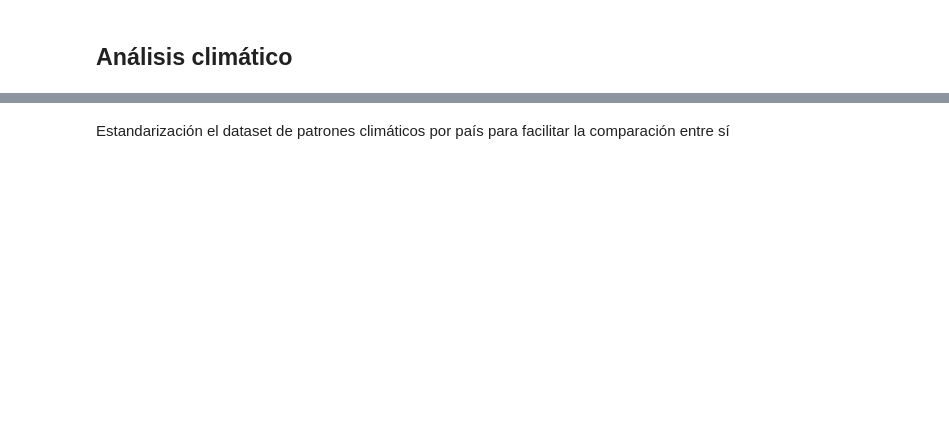
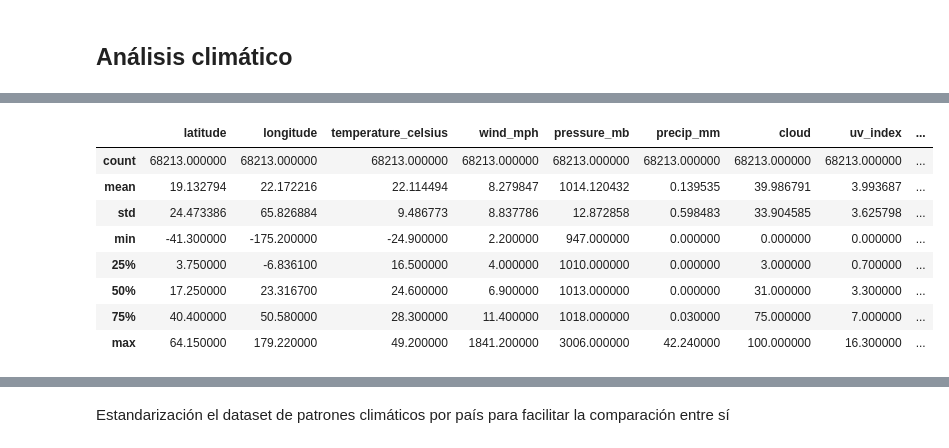
Before and after one commit to BelenUrdangarin/Integrador-Urdangarin---Olivera, a Jupyter notebook: Integrador_Olivera_Urdangarin.ipynb, the cells around one changed output, grey strips where cells are left out. Cells and saved outputs as stored; diff of their text form; code cells hidden in the pictures; blank space fills up the shorter version.

```diff
--- a/Integrador_Olivera_Urdangarin.ipynb
+++ b/Integrador_Olivera_Urdangarin.ipynb
@@ -884,0 +952,12 @@ print(clim_pais.columns)
+# %%
+clim_pais.describe()
+# %% [output]
+|  | latitude | longitude | temperature_celsius | wind_mph | pressure_mb | precip_mm | cloud | uv_index | ... |
+| count | 68213.000000 | 68213.000000 | 68213.000000 | 68213.000000 | 68213.000000 | 68213.000000 | 68213.000000 | 68213.000000 | ... |
+| mean | 19.132794 | 22.172216 | 22.114494 | 8.279847 | 1014.120432 | 0.139535 | 39.986791 | 3.993687 | ... |
+| std | 24.473386 | 65.826884 | 9.486773 | 8.837786 | 12.872858 | 0.598483 | 33.904585 | 3.625798 | ... |
+| min | -41.300000 | -175.200000 | -24.900000 | 2.200000 | 947.000000 | 0.000000 | 0.000000 | 0.000000 | ... |
+| 25% | 3.750000 | -6.836100 | 16.500000 | 4.000000 | 1010.000000 | 0.000000 | 3.000000 | 0.700000 | ... |
+| 50% | 17.250000 | 23.316700 | 24.600000 | 6.900000 | 1013.000000 | 0.000000 | 31.000000 | 3.300000 | ... |
+| 75% | 40.400000 | 50.580000 | 28.300000 | 11.400000 | 1018.000000 | 0.030000 | 75.000000 | 7.000000 | ... |
+| max | 64.150000 | 179.220000 | 49.200000 | 1841.200000 | 3006.000000 | 42.240000 | 100.000000 | 16.300000 | ... |
```
Also changed, not shown: parts of 33 cells of this notebook.
